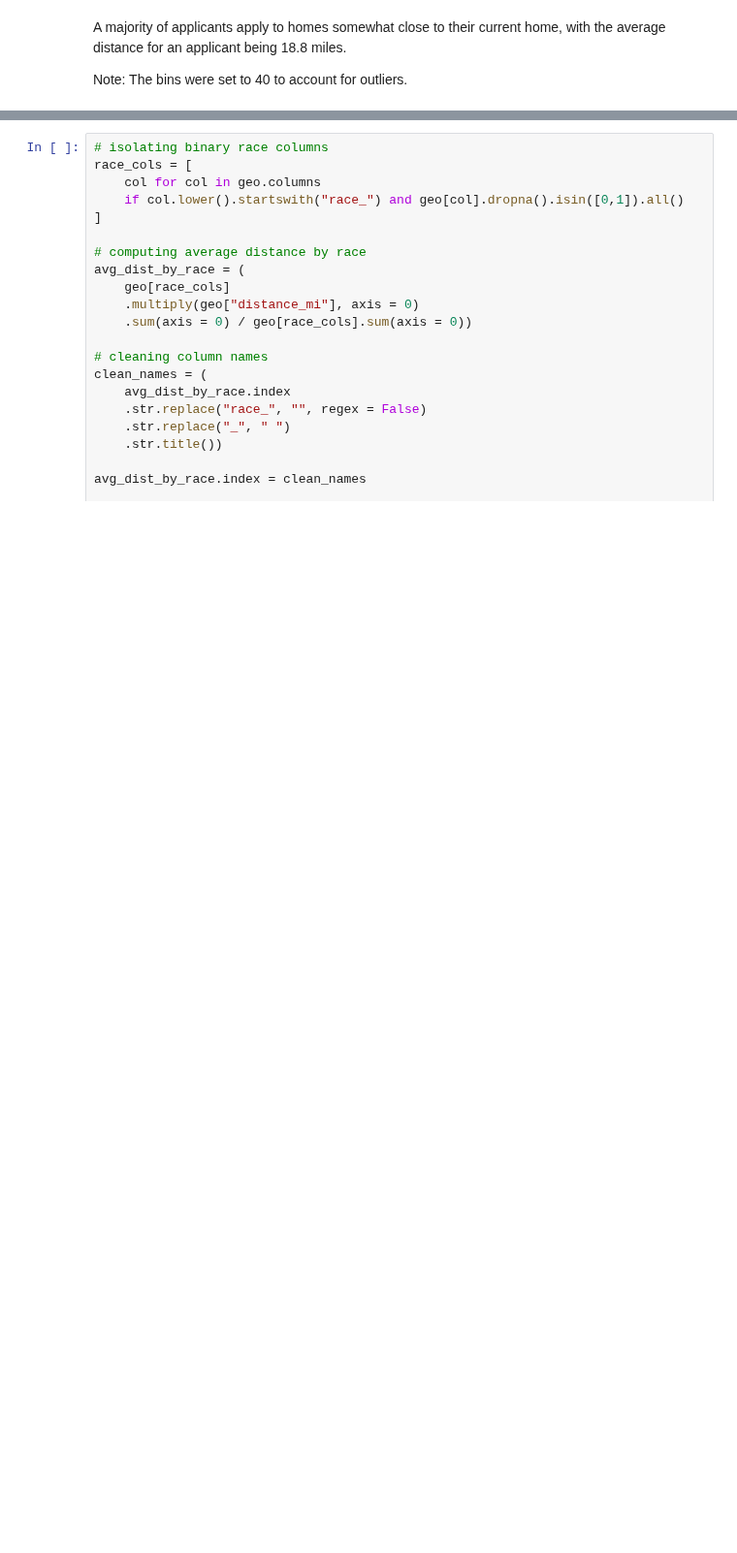
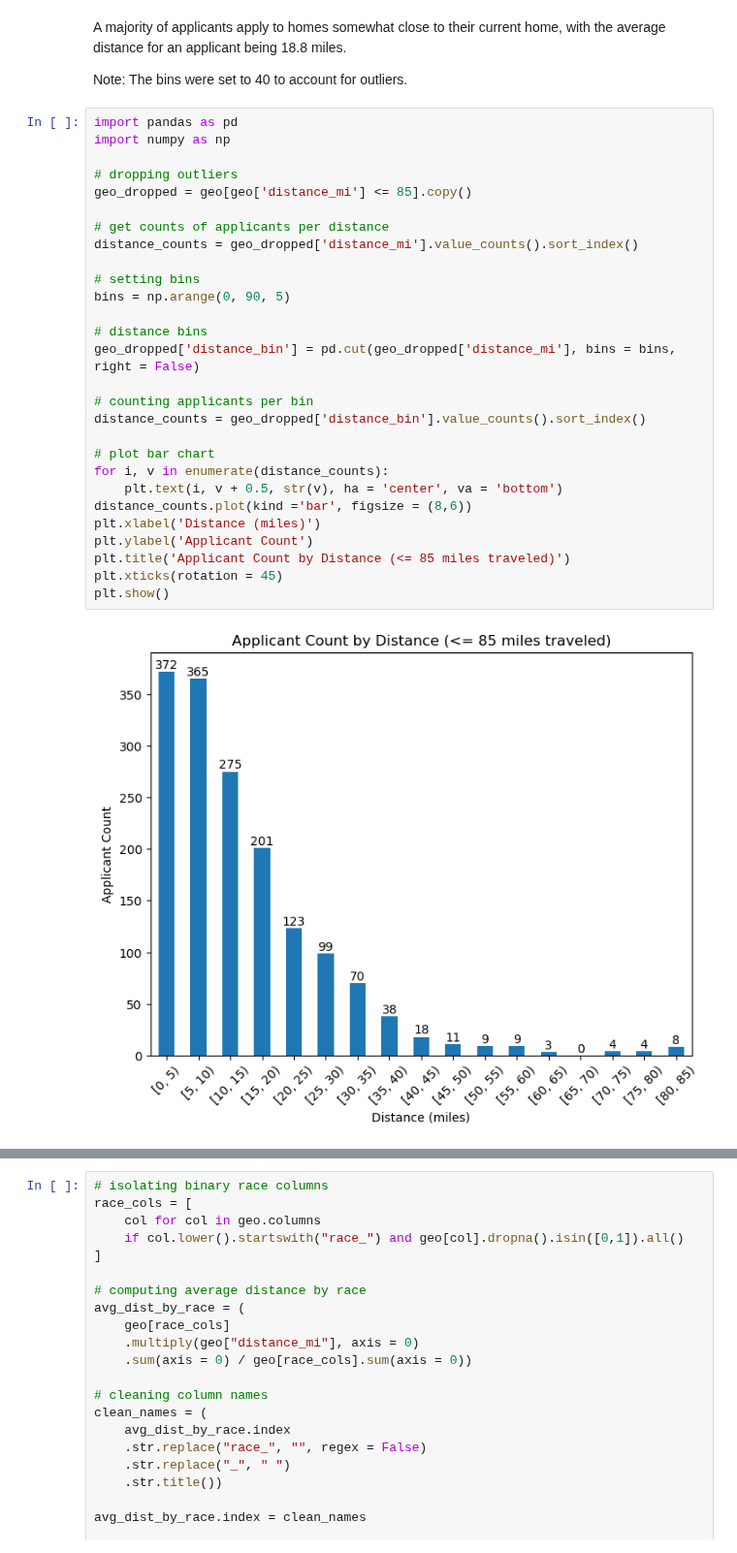
Before and after one commit to BU-Spark/pitne-affordable-housing-efficacy, a Jupyter notebook: fa25-team-a/analysis/madison-q1-viz.ipynb, the cells around one changed output, grey strips where cells are left out. Shown at 97% size. Cells and saved outputs as stored; diff of their text form; blank space fills up the shorter version.

```diff
--- a/fa25-team-a/analysis/madison-q1-viz.ipynb
+++ b/fa25-team-a/analysis/madison-q1-viz.ipynb
@@ -21,3 +21,33 @@ plt.show()
 A majority of applicants apply to homes somewhat close to their current home, with the average distance for an applicant being 18.8 miles.
 
 Note: The bins were set to 40 to account for outliers.
+# %%
+import pandas as pd
+import numpy as np
+
+# dropping outliers
+geo_dropped = geo[geo['distance_mi'] <= 85].copy()
+
+# get counts of applicants per distance
+distance_counts = geo_dropped['distance_mi'].value_counts().sort_index()
+
+# setting bins
+bins = np.arange(0, 90, 5)
+
+# distance bins
+geo_dropped['distance_bin'] = pd.cut(geo_dropped['distance_mi'], bins = bins, right = False)
+
+# counting applicants per bin
+distance_counts = geo_dropped['distance_bin'].value_counts().sort_index()
+
+# plot bar chart
+for i, v in enumerate(distance_counts):
+    plt.text(i, v + 0.5, str(v), ha = 'center', va = 'bottom')
+distance_counts.plot(kind ='bar', figsize = (8,6))
+plt.xlabel('Distance (miles)')
+plt.ylabel('Applicant Count')
+plt.title('Applicant Count by Distance (<= 85 miles traveled)')
+plt.xticks(rotation = 45)
+plt.show()
+# %% [output]
+[figure, added]
```
Also changed, not shown: parts of 1 cell of this notebook.
